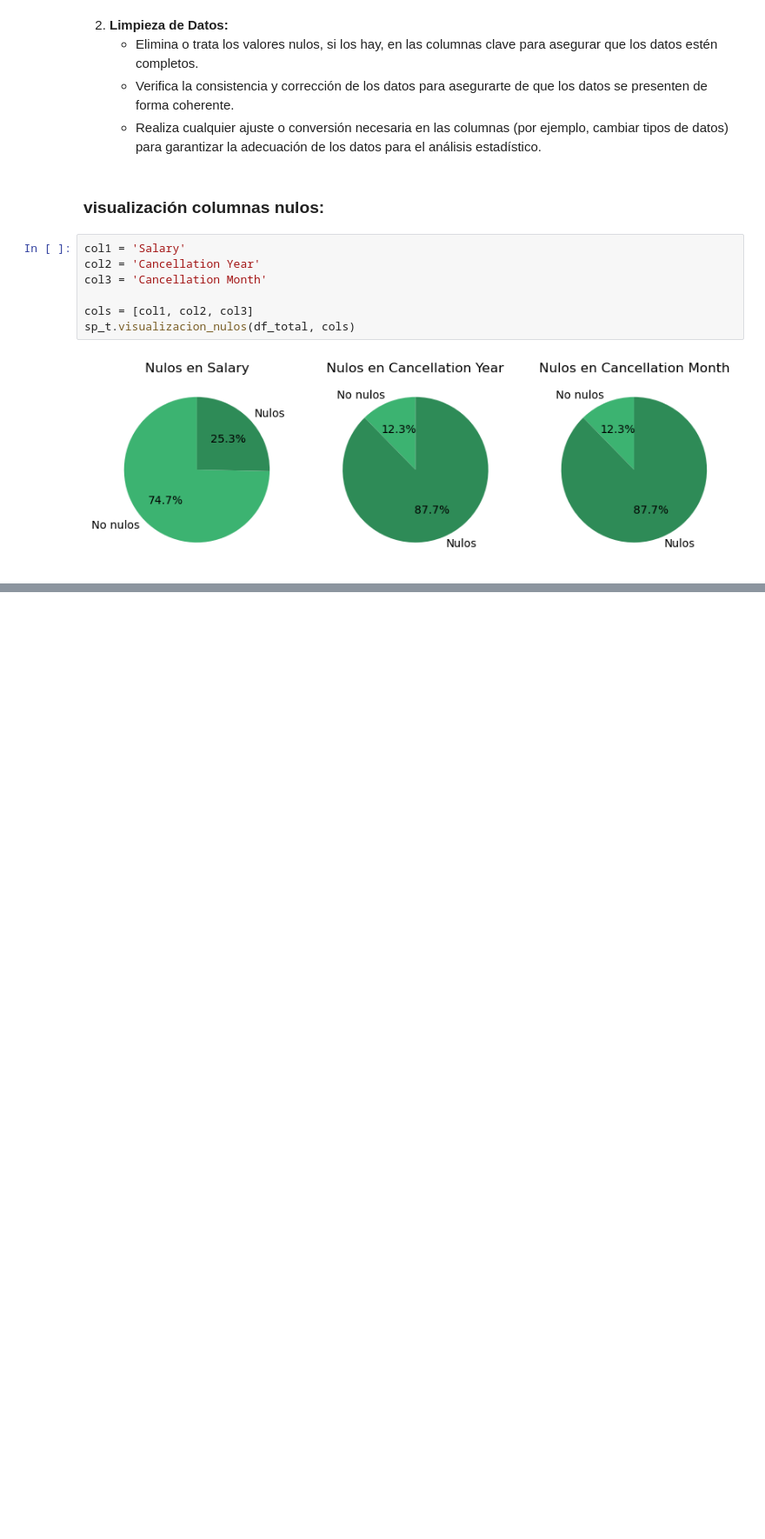
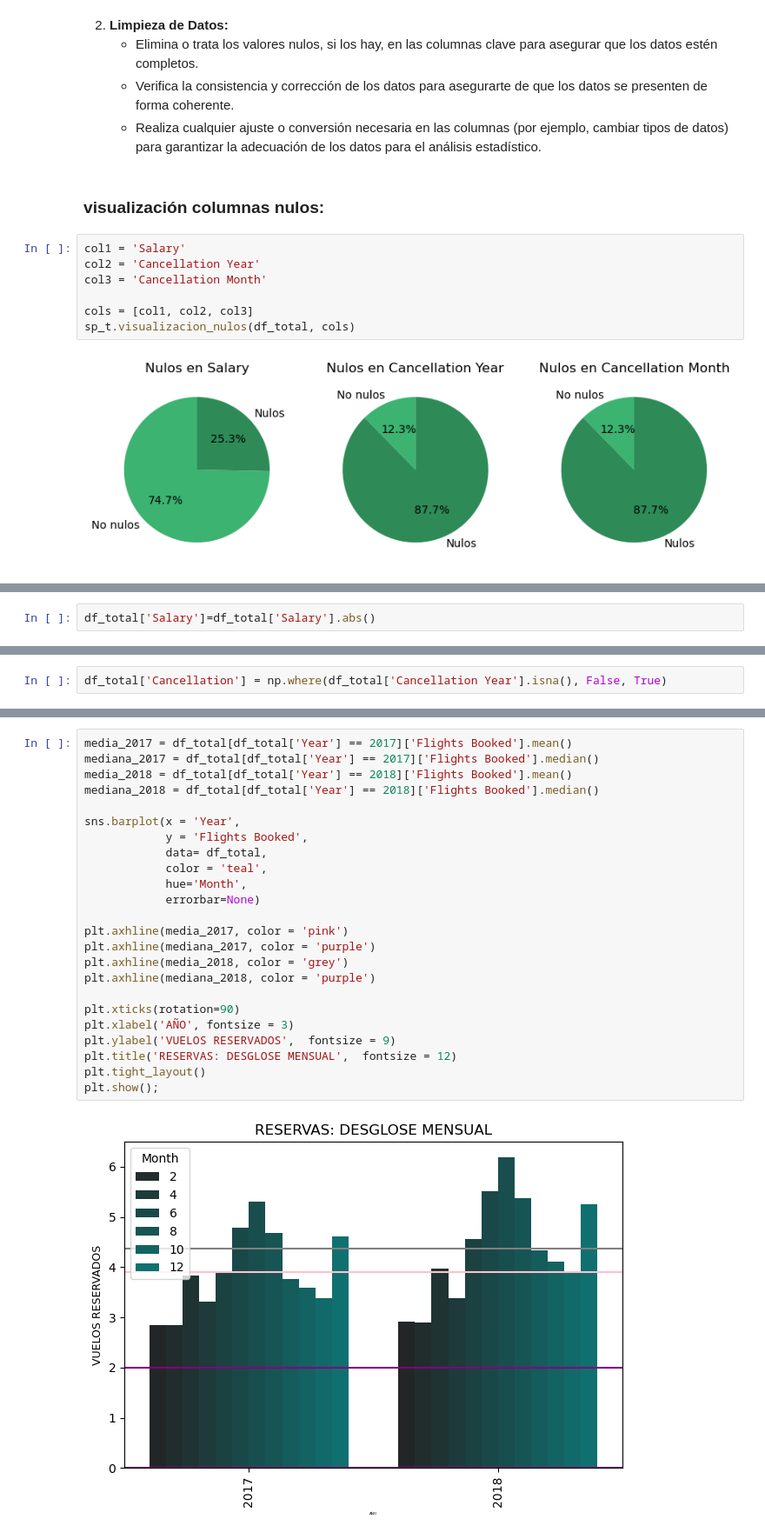
Before and after one commit to Adalab/bda-modulo-3-evaluacion-final-NIEVESPA, a Jupyter notebook: bda-modulo-3-evaluacion-final-NIEVESPA.ipynb, the cells around one changed output, grey strips where cells are left out. Shown: that part at 87% size. Saved outputs shown, nothing was run; the diff lists cells and outputs as text; blank space fills up the shorter version.

```diff
--- a/bda-modulo-3-evaluacion-final-NIEVESPA.ipynb
+++ b/bda-modulo-3-evaluacion-final-NIEVESPA.ipynb
@@ -430,0 +496,2 @@ sp_t.visualizacion_nulos(df_total, cols)
+# %%
+df_total['Salary']=df_total['Salary'].abs()
@@ -430,0 +540,2 @@ sp_t.visualizacion_nulos(df_total, cols)
+# %%
+df_total['Cancellation'] = np.where(df_total['Cancellation Year'].isna(), False, True)
@@ -441,0 +575,26 @@ Usando las herramientas de visualización que has aprendido durante este módulo
+# %%
+media_2017 = df_total[df_total['Year'] == 2017]['Flights Booked'].mean()
+mediana_2017 = df_total[df_total['Year'] == 2017]['Flights Booked'].median()
+media_2018 = df_total[df_total['Year'] == 2018]['Flights Booked'].mean()
+mediana_2018 = df_total[df_total['Year'] == 2018]['Flights Booked'].median()
+
+sns.barplot(x = 'Year',
+            y = 'Flights Booked',
+            data= df_total,
+            color = 'teal',
+            hue='Month',
+            errorbar=None)
+
+plt.axhline(media_2017, color = 'pink')
+plt.axhline(mediana_2017, color = 'purple')
+plt.axhline(media_2018, color = 'grey')
+plt.axhline(mediana_2018, color = 'purple')
+
+plt.xticks(rotation=90)
+plt.xlabel('AÑO', fontsize = 3)
+plt.ylabel('VUELOS RESERVADOS',  fontsize = 9)
+plt.title('RESERVAS: DESGLOSE MENSUAL',  fontsize = 12)
+plt.tight_layout()
+plt.show();
+# %% [output]
+[figure, added]
```
Also changed, not shown: parts of 29 cells of this notebook, 3 other files.
